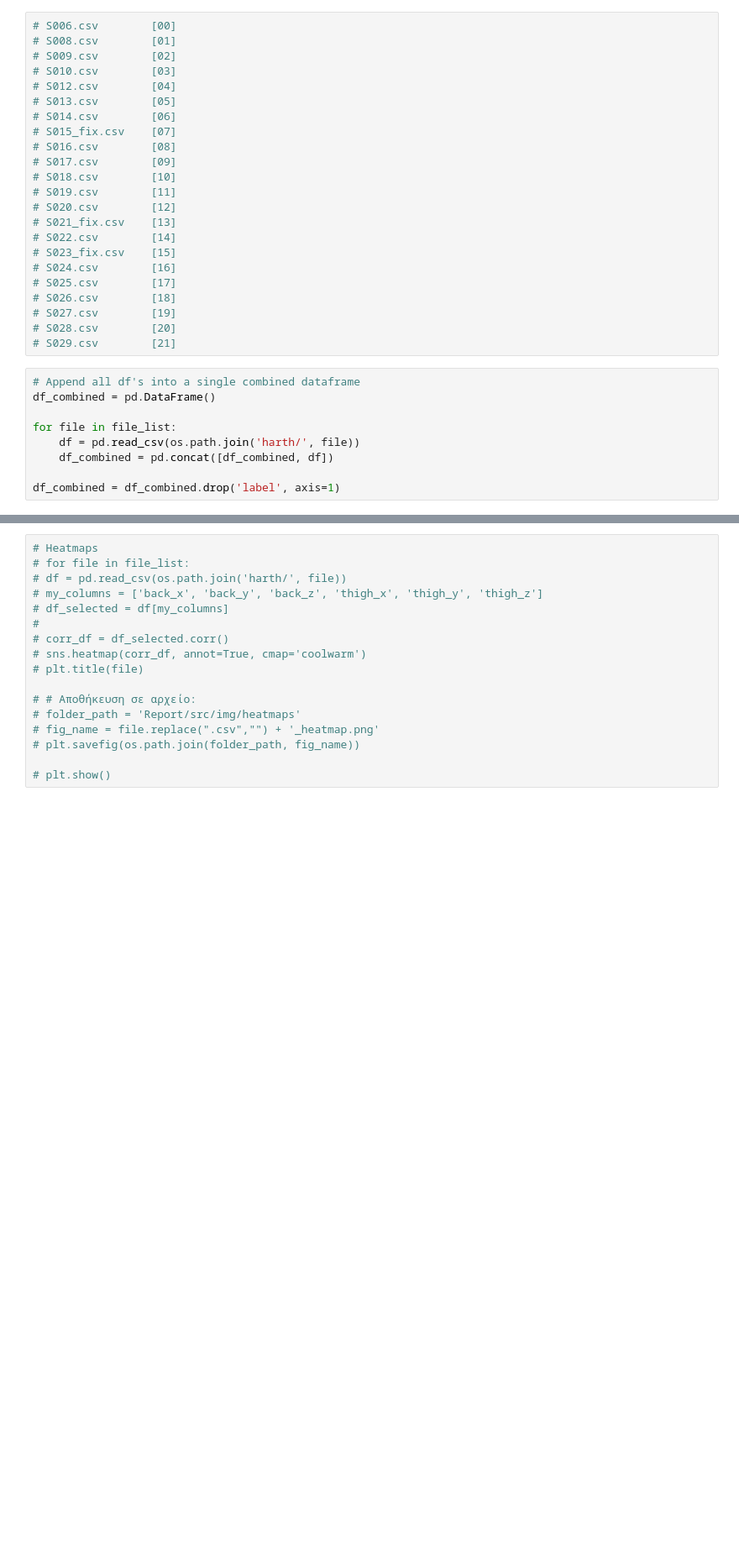
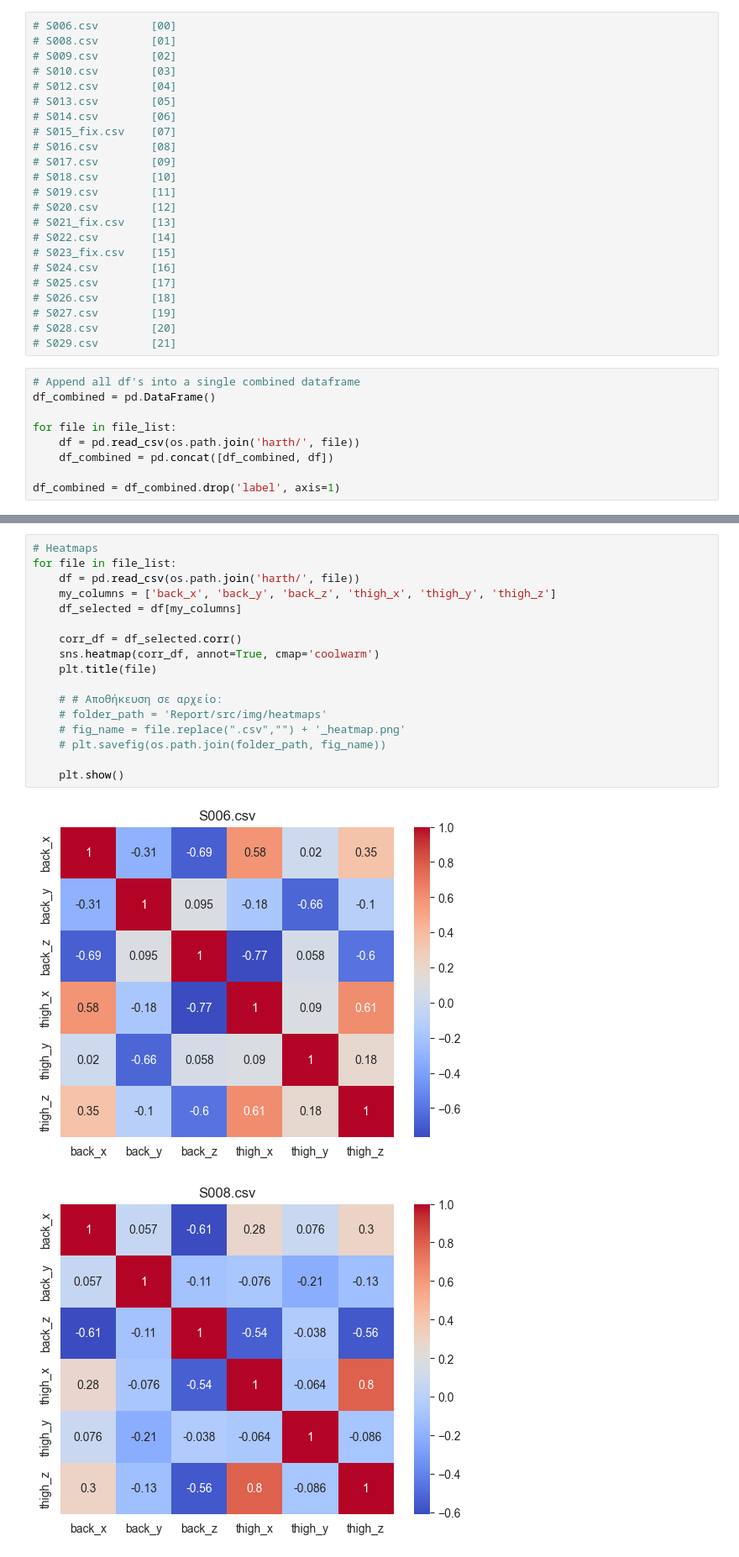
Before and after one commit to alex-xiarchos/ceid-DataMining, a Jupyter notebook: data_analysis.ipynb, the cells around one changed output, grey strips where cells are left out. Shown at 84% size. Drawn from its saved outputs; the diff is of its cells as text; blank space fills up the shorter version.

```diff
--- a/data_analysis.ipynb
+++ b/data_analysis.ipynb
@@ -67,17 +109,20 @@ df_combined.describe()
 # %%
 # Heatmaps
-# for file in file_list:
-# df = pd.read_csv(os.path.join('harth/', file))
-# my_columns = ['back_x', 'back_y', 'back_z', 'thigh_x', 'thigh_y', 'thigh_z']
-# df_selected = df[my_columns]
-#
-# corr_df = df_selected.corr()
-# sns.heatmap(corr_df, annot=True, cmap='coolwarm')
-# plt.title(file)
+for file in file_list:
+    df = pd.read_csv(os.path.join('harth/', file))
+    my_columns = ['back_x', 'back_y', 'back_z', 'thigh_x', 'thigh_y', 'thigh_z']
+    df_selected = df[my_columns]
 
-# # Αποθήκευση σε αρχείο:
-# folder_path = 'Report/src/img/heatmaps'
-# fig_name = file.replace(".csv","") + '_heatmap.png'
-# plt.savefig(os.path.join(folder_path, fig_name))
+    corr_df = df_selected.corr()
+    sns.heatmap(corr_df, annot=True, cmap='coolwarm')
+    plt.title(file)
 
-# plt.show()
+    # # Αποθήκευση σε αρχείο:
+    # folder_path = 'Report/src/img/heatmaps'
+    # fig_name = file.replace(".csv","") + '_heatmap.png'
+    # plt.savefig(os.path.join(folder_path, fig_name))
+
+    plt.show()
+# %% [output]
+[figure, added]
+[figure, added]
```
Also changed, not shown: parts of 5 cells of this notebook, 12 other files.
